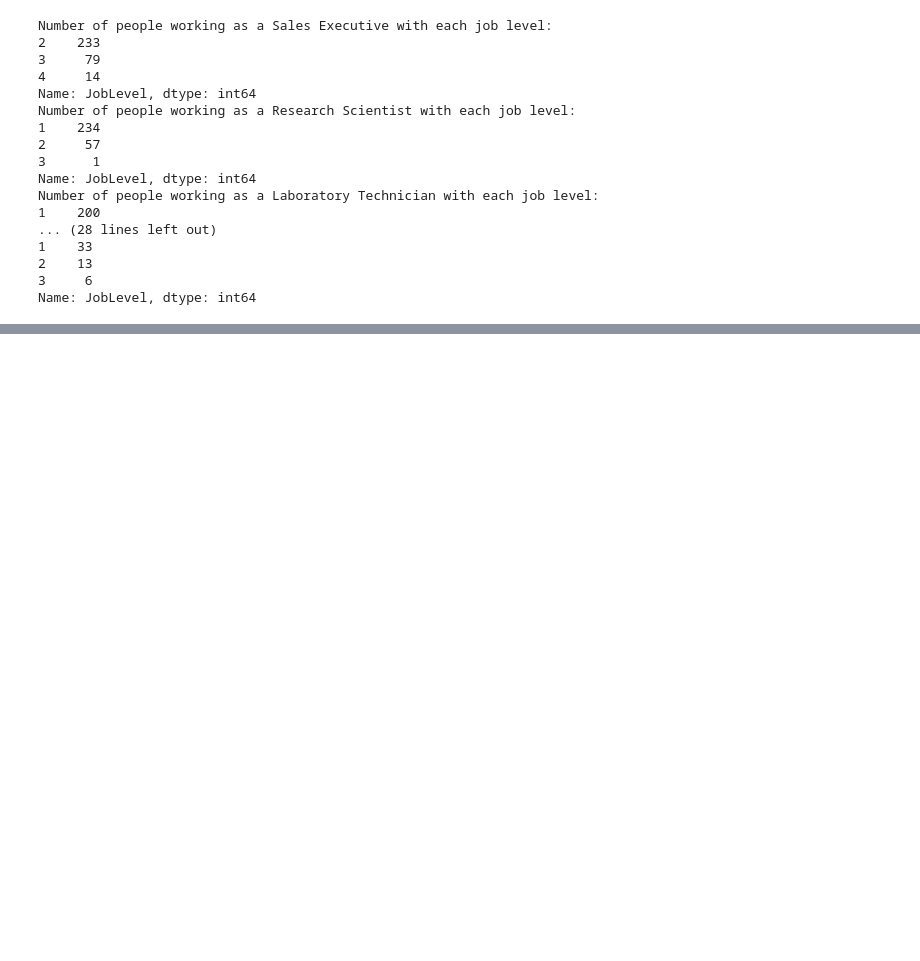
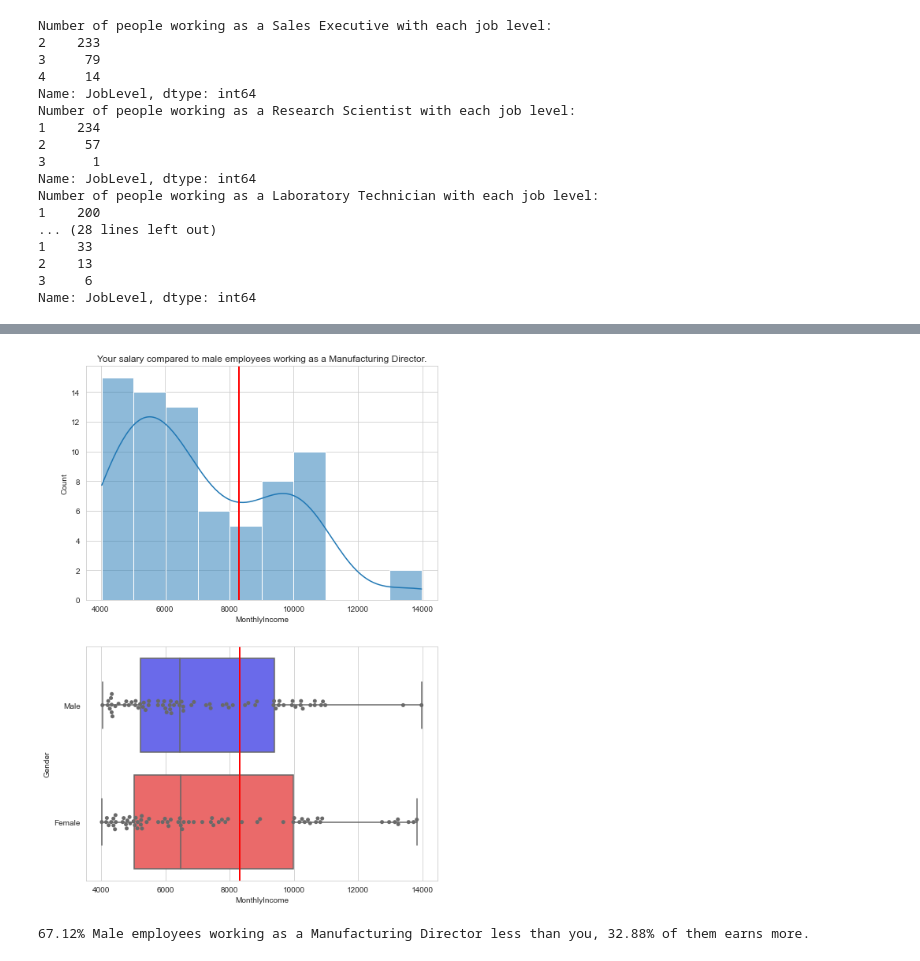
Before and after one commit to jwnuk/data-science-bootcamp, a Jupyter notebook: 2-projekt-python/analysis/salary_analysis/salary_plots.ipynb, the cells around one changed output, grey strips where cells are left out. Drawn from its saved outputs; the diff is of its cells as text; code cells hidden in the pictures; blank space fills up the shorter version.

```diff
--- a/2-projekt-python/analysis/salary_analysis/salary_plots.ipynb
+++ b/2-projekt-python/analysis/salary_analysis/salary_plots.ipynb
@@ -222,0 +305,5 @@ plot_salary_vs_age(8300, 'Manufacturing Director')
+# %%
+plot_salary_vs_gender(8300, 'Manufacturing Director', 'Male')
+# %% [output]
+[figure, added]
+67.12% Male employees working as a Manufacturing Director less than you, 32.88% of them earns more.
```
Also changed, not shown: parts of 8 cells of this notebook.
